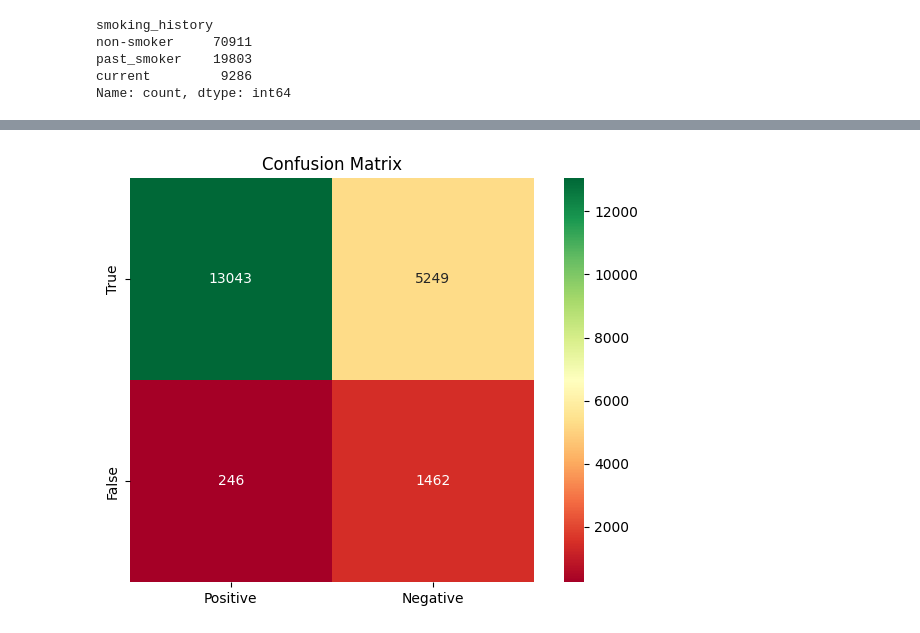
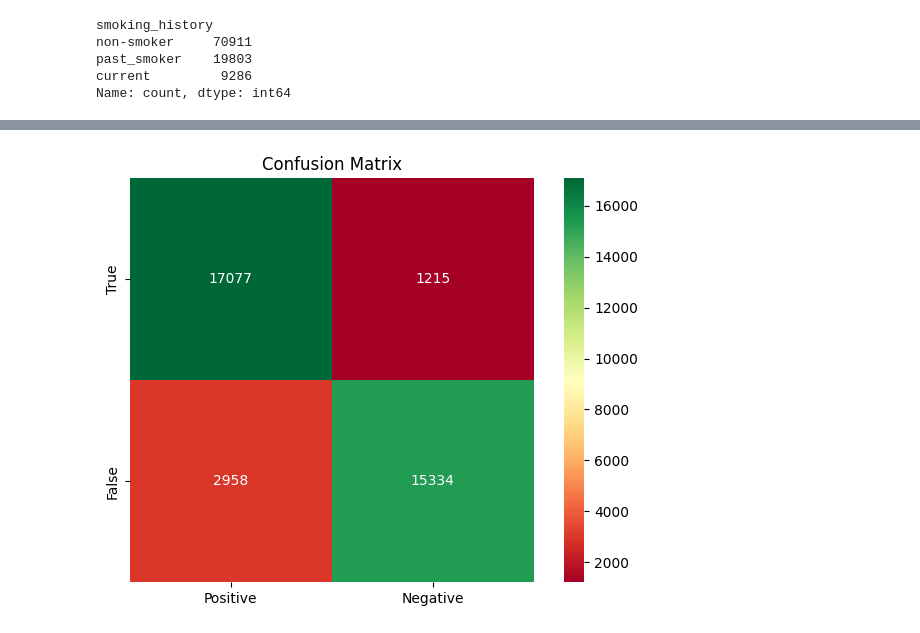
Before and after one commit to nataliea30/DiabetesML, a Jupyter notebook: Keras Attempt.ipynb, the cells around one changed output, grey strips where cells are left out. Saved outputs shown, nothing was run; the diff lists cells and outputs as text; code cells hidden in the pictures.

```diff
--- a/Keras Attempt.ipynb
+++ b/Keras Attempt.ipynb
@@ -226,4 +206,11 @@ ax.set_title(f'Total Explained Variance: {total_var:.2f}%')
 
 # Show the plot
 plt.show()
+X = np.asarray(X).astype(np.float32)
+y = np.asarray(y).astype(np.float32)
+X_train, X_test, y_train, y_test = train_test_split(X, y, test_size=0.2, random_state=42)
+
+smote = SMOTE(random_state=42)
+X_train_resampled, y_train_resampled = smote.fit_resample(X_train, y_train)
+X_test_resampled, y_test_resampled = smote.fit_resample(X_test, y_test)
 # %% [output]
@@ -276,7 +263,7 @@ Non-trainable params: 0 (0.00 Byte)
 _________________________________________________________________
 # %%
 # Evaluate the model on the test dataset
-loss, accuracy = model.evaluate(X_test, y_test)
+loss, accuracy = model.evaluate(X_test_resampled, y_test_resampled)
 
 # Print the test loss and accuracy
 print('Test Loss:', loss)
@@ -288,10 +275,10 @@ import matplotlib.pyplot as plt
 # Assuming you have already trained the model and obtained the predictions
 
 # Convert the predictions to binary values (0 or 1)
-predicted_classes = np.round(model.predict(X_test)).flatten()
+predicted_classes = np.round(model.predict(X_test_resampled)).flatten()
 
 # Count the number of occurrences for each class in the test data
-test_counts = np.bincount(y_test)
+test_counts = np.bincount(y_test_resampled.astype(int))
 
 # Count the number of occurrences for each class in the predicted data
 predicted_counts = np.bincount(predicted_classes.astype(int))
@@ -327,24 +315,24 @@ Test Accuracy: 0.8260499835014343
 # %%
 from sklearn.metrics import confusion_matrix
 
 
 # Compute the confusion matrix
-cm = confusion_matrix(y_test, predicted_classes)
+cm = confusion_matrix(y_test_resampled, predicted_classes)
 
 # Plot the confusion matrix as an image
 plt.imshow(cm, interpolation='nearest', cmap=plt.cm.Blues)
 
 # Add colorbar
 
 # Add labels, title, and ticks
 plt.xlabel('Predicted labels')
 plt.ylabel('True labels')
 plt.title('Confusion Matrix')
 sns.heatmap(cm, annot=True, fmt='d', cmap='RdYlGn', xticklabels=['Positive', 'Negative'], yticklabels=['True', 'False'])
 
 
 # Display the plot
 plt.tight_layout()
 plt.show()
 # %% [output]
-[figure, old version]
+[figure, new version]
```
Also changed, not shown: parts of 5 cells of this notebook.
